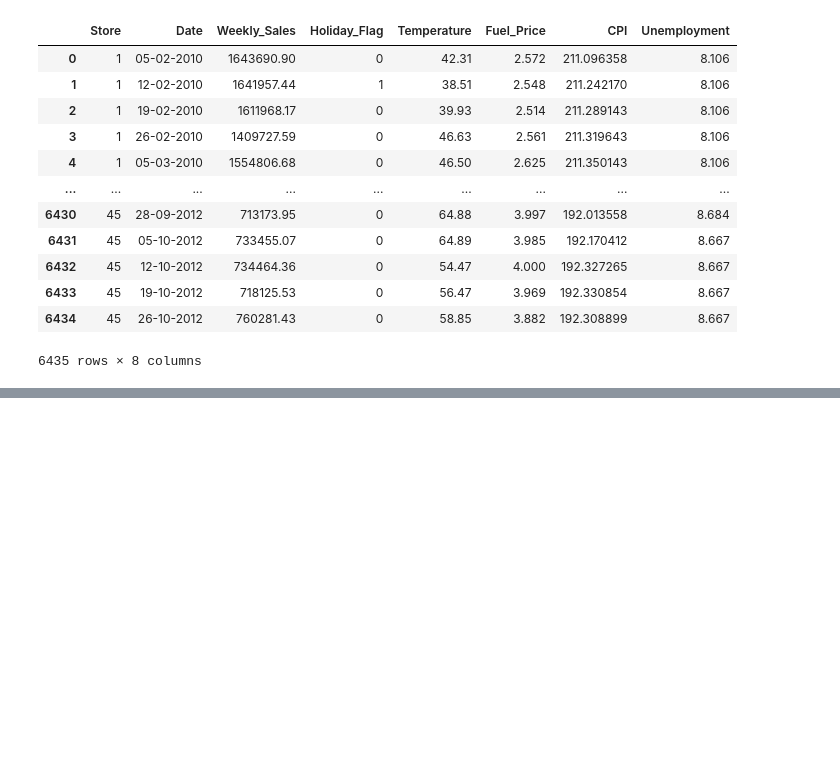
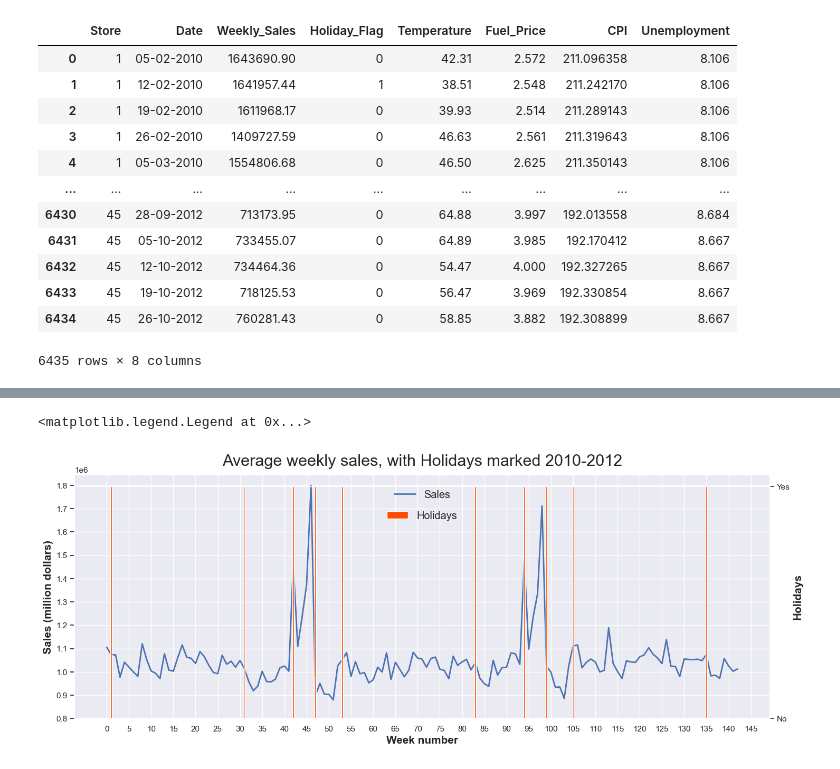
Before and after one commit to ubco-W2022T2-data301/project-group-group36, a Jupyter notebook: analysis/analysis2.ipynb, the cells around one changed output, grey strips where cells are left out. Saved outputs shown, nothing was run; the diff lists cells and outputs as text; code cells hidden in the pictures; blank space fills up the shorter version.

```diff
--- a/analysis/analysis2.ipynb
+++ b/analysis/analysis2.ipynb
@@ -26,0 +182,21 @@ ds
+# %%
+
+fig, EV1 = plt.subplots(figsize=(17, 6))
+EV1.plot(MFdf_groupbyWeeks['Week#'], MFdf_groupbyWeeks['Weekly_Sales'], linewidth=2, linestyle='-',label='Sales')
+
+EV2 = EV1.twinx()
+EV2.bar(MFdf_groupbyWeeks['Week#'], MFdf_groupbyWeeks['Holiday_Flag'], 0.3, color='#FF4D00',label='Holidays')
+
+EV1.set_xlabel("Week number", fontsize=15, fontweight="bold")
+EV1.set_ylabel("Sales (million dollars)", fontsize=15, fontweight="bold")
+EV1.set_title("Average weekly sales, with Holidays marked 2010-2012", fontsize=22, y=1.02)
+EV1.set_xticks(range(0,150,5))
+EV1.set_yticks(range(800000,1900000,100000))
+EV1.legend(loc='upper center', fontsize='large',handlelength=2, frameon=False, borderaxespad=1)
+
+EV2.set_ylabel("Holidays", fontsize=15, fontweight="bold")
+EV2.set_yticks([0,1],['No','Yes'])
+EV2.legend(loc='upper center', fontsize='large',handlelength=2, frameon=False, borderaxespad=3)
+# %% [output]
+<matplotlib.legend.Legend at 0x...>
+[figure, added]
```
Also changed, not shown: parts of 22 cells of this notebook.
